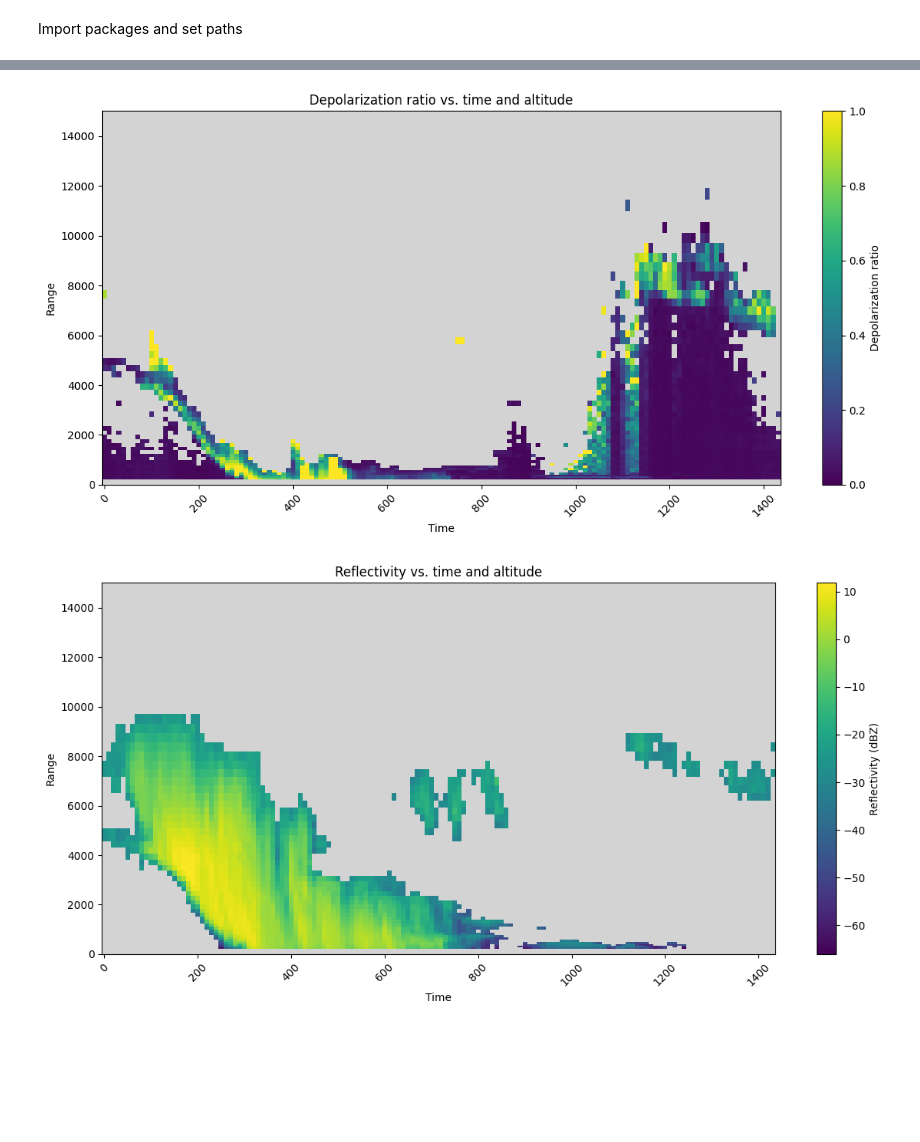
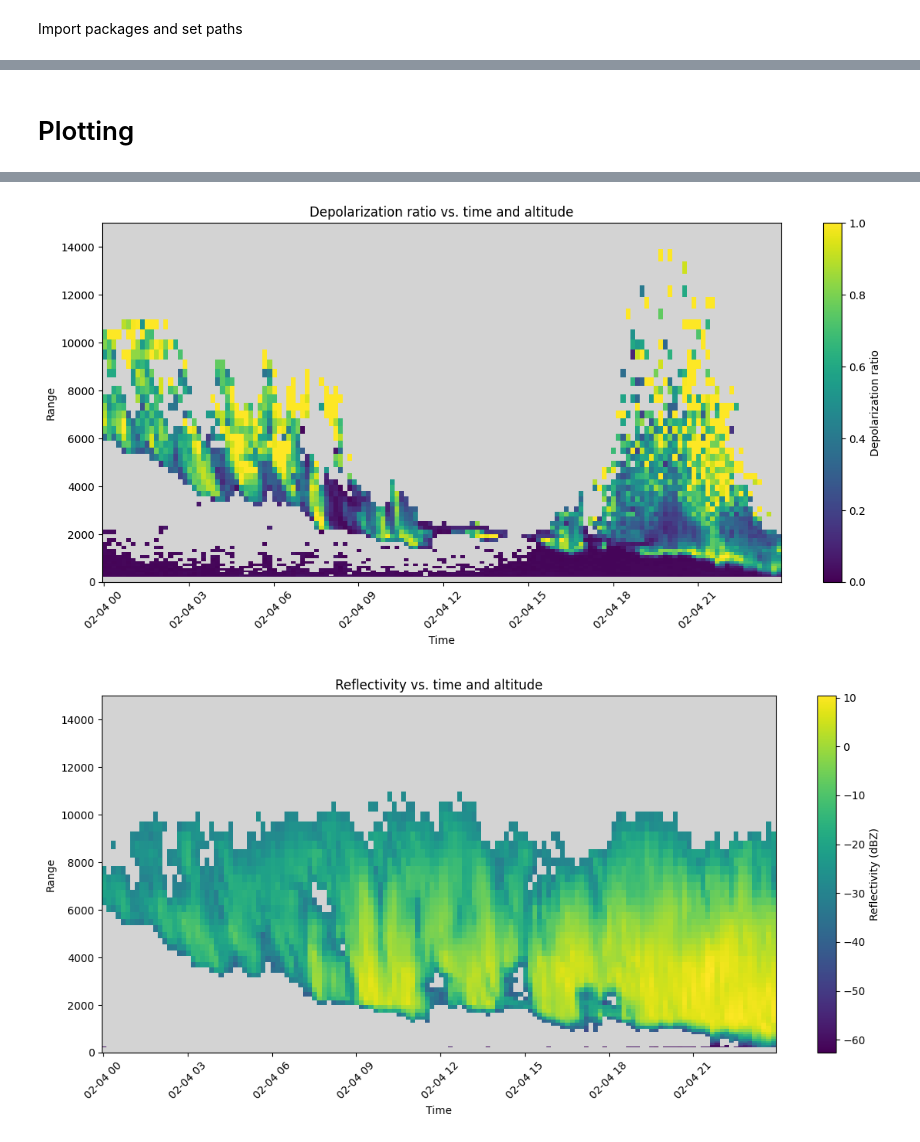
Before and after one commit to calumknight/ra_emc2, a Jupyter notebook: scripts/marcus_plotting/marcus_lidar_radar_um_reg_spatial_average_plotting.ipynb, the cells around one changed output, grey strips where cells are left out. Drawn from its saved outputs; the diff is of its cells as text; code cells hidden in the pictures; blank space fills up the shorter version.

```diff
--- a/scripts/marcus_plotting/marcus_lidar_radar_um_reg_spatial_average_plotting.ipynb
+++ b/scripts/marcus_plotting/marcus_lidar_radar_um_reg_spatial_average_plotting.ipynb
@@ -152,9 +128,9 @@ reflectivity = lidar_radar_merged['reflectivity']
 # var = xr.where(np.isinf(var), 0, var)
 
 # Floor 'hour' values to the nearest 10
-backscatter['hour_floor'] = np.floor(backscatter['hour'] / 10) * 10
-depolarization_ratio['hour_floor'] = np.floor(depolarization_ratio['hour'] / 10) * 10
-reflectivity['hour_floor'] = np.floor(reflectivity['hour'] / 10) * 10
+backscatter['hour_floor'] = np.floor(60 * backscatter['hour'] / 10) * 10
+depolarization_ratio['hour_floor'] = np.floor(60 * depolarization_ratio['hour'] / 10) * 10
+reflectivity['hour_floor'] = np.floor(60 * reflectivity['hour'] / 10) * 10
 
 # # Group by 'hour_floor' dimension and take the mean along 'height' dimension
 averaged_backscatter = backscatter.groupby(backscatter['hour_floor']).mean(dim='hour')
@@ -171,9 +147,9 @@ lidar_radar_merged_um_reg_resolution['merged_backscatter'] = averaged_backscatte
 lidar_radar_merged_um_reg_resolution['depolarization_ratio'] = averaged_depolarization_ratio
 lidar_radar_merged_um_reg_resolution['reflectivity'] = averaged_reflectivity
 
-# Rename coordinates and remove data above 15 km
-lidar_radar_merged_um_reg_resolution = lidar_radar_merged_um_reg_resolution.rename({'height': 'um_reg_heights', 'hour_floor': 'um_reg_minutes'})
-lidar_radar_merged_um_reg_resolution = lidar_radar_merged_um_reg_resolution.where(lidar_radar_merged_um_reg_resolution.um_reg_heights < 15000, drop=True)
+# Rename coordinates, repair time coordinate
+lidar_radar_merged_um_reg_resolution = lidar_radar_merged_um_reg_resolution.rename({'height': 'um_reg_heights', 'hour_floor': 'um_reg_times'})
+lidar_radar_merged_um_reg_resolution['um_reg_times'] = um_reg_times
 
 lidar_radar_merged_um_reg_resolution
 # %% [output]
@@ -189,9 +256,11 @@ Data variables:
+# %% [markdown]
+# Plotting
 # %%
 # Set the height limit for the plots
 ylim_max = 15000
 
 # Create a meshgrid for time and height to be used for all plots produced from the current file
-time_mesh, height_mesh = np.meshgrid(lidar_radar_merged_um_reg_resolution['um_reg_minutes'], lidar_radar_merged_um_reg_resolution['um_reg_heights'])
+time_mesh, height_mesh = np.meshgrid(lidar_radar_merged_um_reg_resolution['um_reg_times'], lidar_radar_merged_um_reg_resolution['um_reg_heights'])
 
 # Backscatter
 # Extract the desired variable
@@ -210,7 +279,7 @@ plt.xticks(rotation = 45)
 plt.tight_layout()
 # Save and show the plot
 averaged_backscatter = plt.gcf()
-averaged_backscatter.savefig(f'/g/data/jk72/ck4840/projects/emc2/figs/marcus/merged_lidar_radar/um_reg_resolution/marcus_backscatter_{date_str}.png', dpi=200)
+averaged_backscatter.savefig(f'/g/data/jk72/ck4840/projects/emc2/figs/marcus/merged_lidar_radar/um_reg_resolution/marcus_averaged_backscatter_{date_str}.png', dpi=200)
 plt.show()
 
 # Depolarization ratio
@@ -232,7 +301,7 @@ plt.xticks(rotation=45)
 plt.tight_layout()
 # Save and show the plot
 averaged_depolarization_ratio = plt.gcf()
-averaged_depolarization_ratio.savefig(f'/g/data/jk72/ck4840/projects/emc2/figs/marcus/merged_lidar_radar/um_reg_resolution/marcus_depolarization_ratio_{date_str}.png', dpi=200)
+averaged_depolarization_ratio.savefig(f'/g/data/jk72/ck4840/projects/emc2/figs/marcus/merged_lidar_radar/um_reg_resolution/marcus_averaged_depolarization_ratio_{date_str}.png', dpi=200)
 plt.show()
 
 # Reflectivity
@@ -254,6 +323,37 @@ plt.xticks(rotation=45)
 plt.tight_layout()
 # Save and show the plot
 averaged_reflectivity = plt.gcf()
-averaged_reflectivity.savefig(f'/g/data/jk72/ck4840/projects/emc2/figs/marcus/merged_lidar_radar/um_reg_resolution/marcus_reflectivity_{date_str}.png', dpi=200)
+averaged_reflectivity.savefig(f'/g/data/jk72/ck4840/projects/emc2/figs/marcus/merged_lidar_radar/um_reg_resolution/marcus_averaged_reflectivity_{date_str}.png', dpi=200)
 plt.show()
+
+# Consolidated cloud phase
+# Extract the desired variables
+merged_cloud_phase = lidar_radar_merged_um_reg_resolution['cld_phase']
+# Create the cloud phase plot
+plt.figure(figsize=(12, 6))
+# Define custom colors for each phase
+colors_mod = ['white', 'red', 'blue', 'green']
+# Define corresponding phase labels
+phase_labels_mod = ['Clear', 'Liquid', 'Ice', 'Mixed']
+# Create a ListedColormap with custom colors
+cmap_mod = ListedColormap(colors_mod)
+# Set the entire plot background color to grey
+plt.gca().set_facecolor('lightgrey')
+# Create a pcolormesh plot
+pcm = plt.pcolormesh(time_mesh, height_mesh, merged_cloud_phase.T, cmap = cmap_mod)
+# Set colorbar ticks and labels
+cbar = plt.colorbar(pcm, ticks = range(4))
+cbar.ax.set_yticklabels(phase_labels_mod)
+# Set plot labels, limits, and layout
+# plt.colorbar(pcm, label='Cloud phase')
+plt.xlabel('Time')
+plt.ylabel('Height (m)')
+plt.ylim(0,ylim_max)
+plt.title('Cloud phase vs. time and height')
+plt.xticks(rotation=45)
+plt.tight_layout()
+# Save and show the plot
+averaged_cloud_phase = plt.gcf()
+averaged_cloud_phase.savefig(f'/g/data/jk72/ck4840/projects/emc2/figs/marcus/merged_lidar_radar/um_reg_resolution/marcus_averaged_cloud_phase_{date_str}.png', dpi=200)
+plt.show()
 # %% [output]
@@ -261,2 +361,2 @@ plt.show()
-[figure, old version]
+[figure, new version]
-[figure, old version]
+[figure, new version]
```
Also changed, not shown: parts of 10 cells of this notebook, 58 other files.
